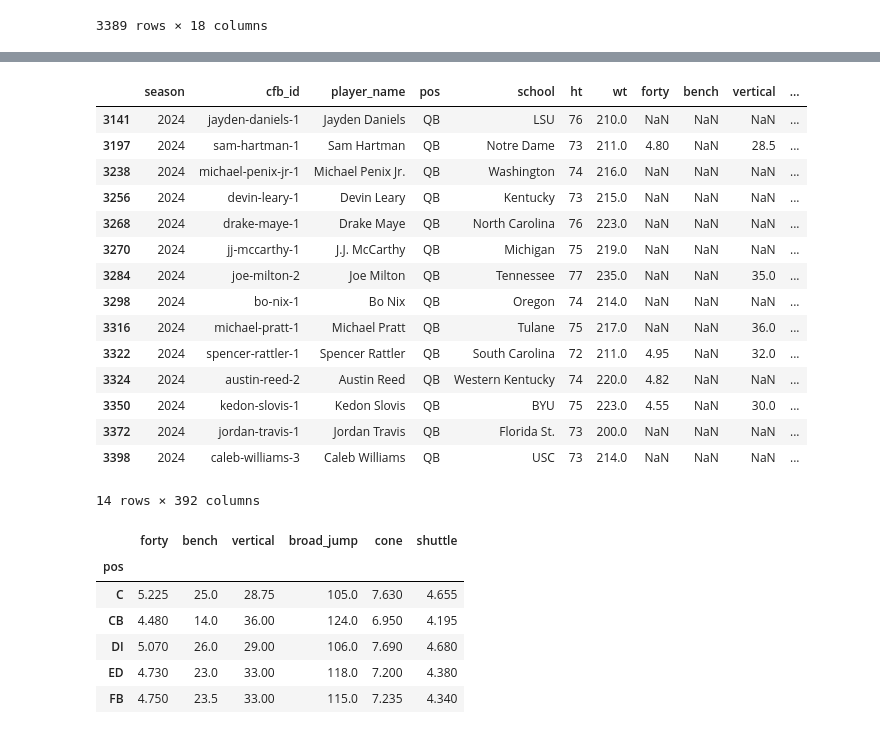
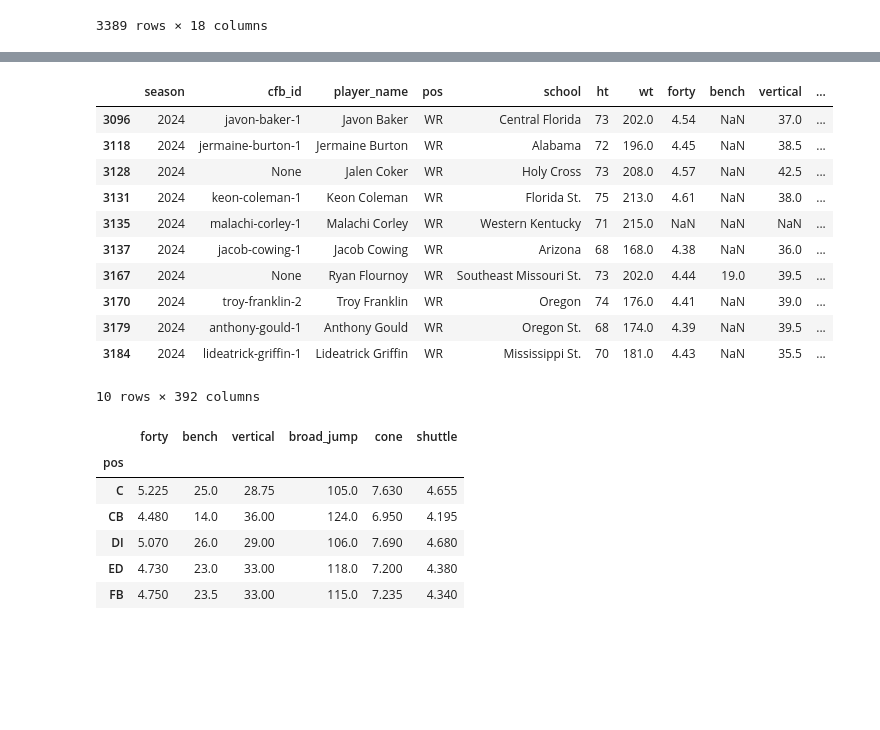
Before and after one commit to JoshKepler/Portfolio, a Jupyter notebook: NFL Project/Projected Draft Position & Stats.ipynb, the cells around one changed output, grey strips where cells are left out. Saved outputs shown, nothing was run; the diff lists cells and outputs as text; code cells hidden in the pictures; blank space fills up the shorter version.

```diff
--- a/NFL Project/Projected Draft Position & Stats.ipynb
+++ b/NFL Project/Projected Draft Position & Stats.ipynb
@@ -644,41 +493,37 @@ player_df
 # %%
 #Data Mungering the df for consistency
 
 prospect_df = combine_df.merge(player_df, on='player_key',how='left')
 prospect_df['pos_y'] = prospect_df['pos_y'].fillna(prospect_df['pos_x'])
 prospect_df['pos_y'].unique()
 
 pos_map = {'RB':'RB', 'WR':'WR', 'OLB':'ED', 'S':'S', 'DE':'ED', 'TE':'TE', 'ILB':'LB', 'QB':'QB', 'DT':'DI', 'T':'T',
 'OG':'G', 'FB':'FB', 'G':'G', 'CB':'CB', 'OT':'T', 'C':'C', 'DL':'DL', 'LB':'LB', 'EDGE':'ED','DB':'DB', 'DI':'DI',
            'ED':'ED', 'OL':'OL', 'SAF':'S'}
 
 pos_to_drop = ['P', 'K', 'LS', 'DL', 'OL', 'DB']
 
 prospect_df = prospect_df[~prospect_df['pos_y'].isin(pos_to_drop)]
 prospect_df['pos_y'] = prospect_df['pos_y'].map(pos_map)
 prospect_df = prospect_df[~prospect_df['pos_y'].isna()]
 prospect_df['pos_x'] = prospect_df['pos_y']
 prospect_df = prospect_df.drop('pos_y', axis=1)
 prospect_df = prospect_df.rename(columns={'pos_x' : 'pos'})
 
-prospect_df[(prospect_df['pos']=='QB') & (prospect_df['season']==current_year)]
+prospect_df[(prospect_df['pos']=='WR') & (prospect_df['season']==current_year)].head(10)
 # %% [output]
 |  | season | cfb_id | player_name | pos | school | ht | wt | forty | bench | vertical | ... |
-| 3141 | 2024 | jayden-daniels-1 | Jayden Daniels | QB | LSU | 76 | 210.0 | NaN | NaN | NaN | ... |
-| 3197 | 2024 | sam-hartman-1 | Sam Hartman | QB | Notre Dame | 73 | 211.0 | 4.80 | NaN | 28.5 | ... |
-| 3238 | 2024 | michael-penix-jr-1 | Michael Penix Jr. | QB | Washington | 74 | 216.0 | NaN | NaN | NaN | ... |
-| 3256 | 2024 | devin-leary-1 | Devin Leary | QB | Kentucky | 73 | 215.0 | NaN | NaN | NaN | ... |
-| 3268 | 2024 | drake-maye-1 | Drake Maye | QB | North Carolina | 76 | 223.0 | NaN | NaN | NaN | ... |
-| 3270 | 2024 | jj-mccarthy-1 | J.J. McCarthy | QB | Michigan | 75 | 219.0 | NaN | NaN | NaN | ... |
-| 3284 | 2024 | joe-milton-2 | Joe Milton | QB | Tennessee | 77 | 235.0 | NaN | NaN | 35.0 | ... |
-| 3298 | 2024 | bo-nix-1 | Bo Nix | QB | Oregon | 74 | 214.0 | NaN | NaN | NaN | ... |
-| 3316 | 2024 | michael-pratt-1 | Michael Pratt | QB | Tulane | 75 | 217.0 | NaN | NaN | 36.0 | ... |
-| 3322 | 2024 | spencer-rattler-1 | Spencer Rattler | QB | South Carolina | 72 | 211.0 | 4.95 | NaN | 32.0 | ... |
-| 3324 | 2024 | austin-reed-2 | Austin Reed | QB | Western Kentucky | 74 | 220.0 | 4.82 | NaN | NaN | ... |
-| 3350 | 2024 | kedon-slovis-1 | Kedon Slovis | QB | BYU | 75 | 223.0 | 4.55 | NaN | 30.0 | ... |
-| 3372 | 2024 | jordan-travis-1 | Jordan Travis | QB | Florida St. | 73 | 200.0 | NaN | NaN | NaN | ... |
-| 3398 | 2024 | caleb-williams-3 | Caleb Williams | QB | USC | 73 | 214.0 | NaN | NaN | NaN | ... |
+| 3096 | 2024 | javon-baker-1 | Javon Baker | WR | Central Florida | 73 | 202.0 | 4.54 | NaN | 37.0 | ... |
+| 3118 | 2024 | jermaine-burton-1 | Jermaine Burton | WR | Alabama | 72 | 196.0 | 4.45 | NaN | 38.5 | ... |
+| 3128 | 2024 | None | Jalen Coker | WR | Holy Cross | 73 | 208.0 | 4.57 | NaN | 42.5 | ... |
+| 3131 | 2024 | keon-coleman-1 | Keon Coleman | WR | Florida St. | 75 | 213.0 | 4.61 | NaN | 38.0 | ... |
+| 3135 | 2024 | malachi-corley-1 | Malachi Corley | WR | Western Kentucky | 71 | 215.0 | NaN | NaN | NaN | ... |
+| 3137 | 2024 | jacob-cowing-1 | Jacob Cowing | WR | Arizona | 68 | 168.0 | 4.38 | NaN | 36.0 | ... |
+| 3167 | 2024 | None | Ryan Flournoy | WR | Southeast Missouri St. | 73 | 202.0 | 4.44 | 19.0 | 39.5 | ... |
+| 3170 | 2024 | troy-franklin-2 | Troy Franklin | WR | Oregon | 74 | 176.0 | 4.41 | NaN | 39.0 | ... |
+| 3179 | 2024 | anthony-gould-1 | Anthony Gould | WR | Oregon St. | 68 | 174.0 | 4.39 | NaN | 39.5 | ... |
+| 3184 | 2024 | lideatrick-griffin-1 | Lideatrick Griffin | WR | Mississippi St. | 70 | 181.0 | 4.43 | NaN | 35.5 | ... |
-14 rows × 392 columns
+10 rows × 392 columns
 # %%
 #Finding median for combine drills to fill omitted drills
 
```
Also changed, not shown: parts of 27 cells of this notebook.
